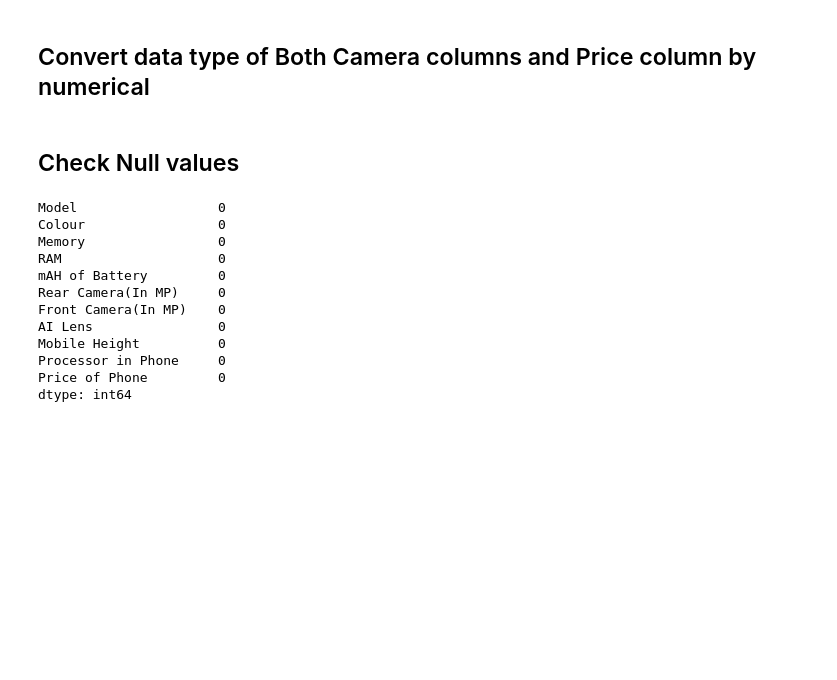
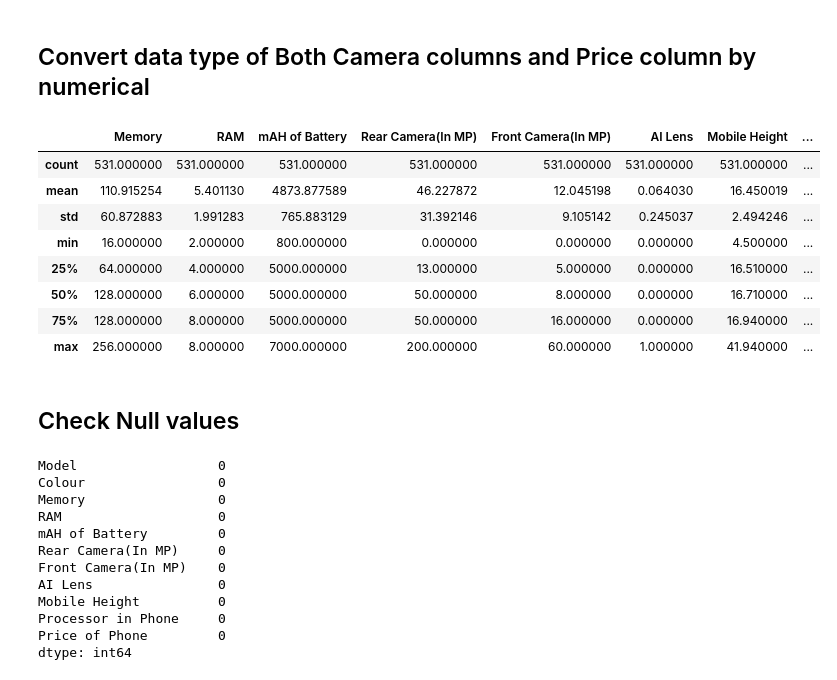
Before and after one commit to geet13govind/Feature-Extraction-and-Price-Prediction-for-Mobile-Phones, a Jupyter notebook: Feature_Extraction and price prediction of mobiles.ipynb, the cells around one changed output. Saved outputs shown, nothing was run; the diff lists cells and outputs as text; code cells hidden in the pictures; blank space fills up the shorter version.

```diff
--- a/Feature_Extraction and price prediction of mobiles.ipynb
+++ b/Feature_Extraction and price prediction of mobiles.ipynb
@@ -155,7 +156,20 @@ mobile_data.sample(4)
 mobile_data['Price of Phone'] = mobile_data['Price of Phone'].str.replace(',', '').astype(float)
 # %%
-mobile_data['Rear Camera(In MP)'] = mobile_data['Rear Camera(In MP)'].str.replace(',', '').astype(int)
-mobile_data['Front Camera(In MP)'] = mobile_data['Front Camera(In MP)'].str.replace(',', '').astype(int)
+mobile_data['Rear Camera(In MP)'] = mobile_data['Rear Camera(In MP)'].astype(int)
+mobile_data['Front Camera(In MP)'] = mobile_data['Front Camera(In MP)'].astype(int)
+# %%
+# Describe the data
+mobile_data.describe()
+# %% [output]
+|  | Memory | RAM | mAH of Battery | Rear Camera(In MP) | Front Camera(In MP) | AI Lens | Mobile Height | ... |
+| count | 531.000000 | 531.000000 | 531.000000 | 531.000000 | 531.000000 | 531.000000 | 531.000000 | ... |
+| mean | 110.915254 | 5.401130 | 4873.877589 | 46.227872 | 12.045198 | 0.064030 | 16.450019 | ... |
+| std | 60.872883 | 1.991283 | 765.883129 | 31.392146 | 9.105142 | 0.245037 | 2.494246 | ... |
+| min | 16.000000 | 2.000000 | 800.000000 | 0.000000 | 0.000000 | 0.000000 | 4.500000 | ... |
+| 25% | 64.000000 | 4.000000 | 5000.000000 | 13.000000 | 5.000000 | 0.000000 | 16.510000 | ... |
+| 50% | 128.000000 | 6.000000 | 5000.000000 | 50.000000 | 8.000000 | 0.000000 | 16.710000 | ... |
+| 75% | 128.000000 | 8.000000 | 5000.000000 | 50.000000 | 16.000000 | 0.000000 | 16.940000 | ... |
+| max | 256.000000 | 8.000000 | 7000.000000 | 200.000000 | 60.000000 | 1.000000 | 41.940000 | ... |
 # %% [markdown]
 ## Check Null values
 # %%
```
Also changed, not shown: parts of 43 cells of this notebook.
